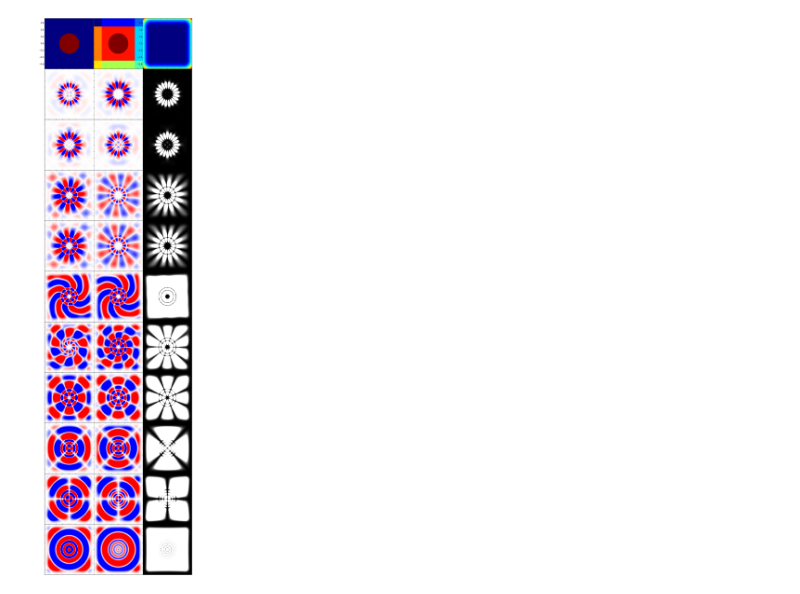
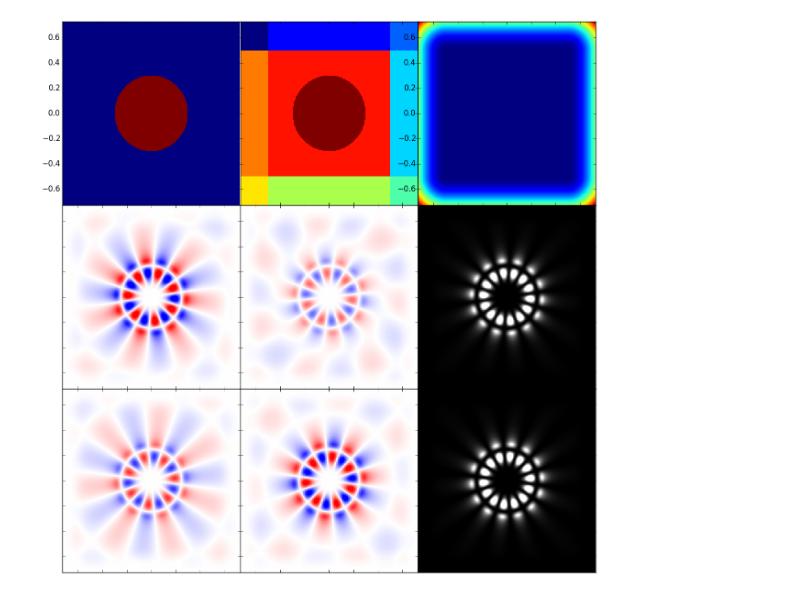
Before and after one commit to wrs28/SALT_1d, a Jupyter notebook: SALT_TEST_2D.ipynb, the cells around one changed output. Saved outputs shown, nothing was run; the diff lists cells and outputs as text; code cells hidden in the pictures.

```diff
--- a/SALT_TEST_2D.ipynb
+++ b/SALT_TEST_2D.ipynb
@@ -13,7 +14,7 @@ using PyPlot
 # %%
-# verify computePolesL
+# verify computePolesL, passive cavity
 
-N = 10
+N = 2
 
 inputs = processInputs()
 k,ψ = computePolesL(inputs, inputs["k₀"], N, F = 0.,truncate = false)
@@ -52,37 +116,37 @@ pcolormesh(inputs["x_ext"],inputs["u_ext"],real(Sₓ+Sᵤ)')
 xlim([inputs["∂_ext"][1],inputs["∂_ext"][2]])
 ylim([inputs["∂_ext"][3],inputs["∂_ext"][4]])
 
 for i in 1:N
 
     subplot(N+1,3,3+3*(i-1)+1); axt = gca()
     pcolormesh(inputs["x_ext"],inputs["u_ext"],real(ψ_plot[i,:,:]).',cmap = "bwr")
     xlim([inputs["∂_ext"][1],inputs["∂_ext"][2]])
     ylim([inputs["∂_ext"][3],inputs["∂_ext"][4]])
-    clim(.2*[-1,1])
+    clim([-1,1])
     setp(axt[:get_xticklabels](),visible=false)
     setp(axt[:get_yticklabels](),visible=false)
 
     subplot(N+1,3,3+3*(i-1)+2); axt = gca()
     pcolormesh(inputs["x_ext"],inputs["u_ext"],imag(ψ_plot[i,:,:]).',cmap = "bwr")
     xlim([inputs["∂_ext"][1],inputs["∂_ext"][2]])
     ylim([inputs["∂_ext"][3],inputs["∂_ext"][4]])
-    clim(.2*[-1,1])
+    clim([-1,1])
     setp(axt[:get_xticklabels](),visible=false)
     setp(axt[:get_yticklabels](),visible=false)
 
     subplot(N+1,3,3+3*(i-1)+3); axt = gca()
     pcolormesh(inputs["x_ext"],inputs["u_ext"],abs2(ψ_plot[i,:,:]).',cmap = "gray")
     xlim([inputs["∂_ext"][1],inputs["∂_ext"][2]])
     ylim([inputs["∂_ext"][3],inputs["∂_ext"][4]])
-    clim(.2*.2*[0,1])
+    clim([0,1])
     setp(axt[:get_xticklabels](),visible=false)
     setp(axt[:get_yticklabels](),visible=false)
 
 
 
 end
 # %% [output]
-[figure, old version]
+[figure, new version]
 # %%
 #verify computePolesL
 
```
Also changed, not shown: parts of 4 cells of this notebook, 3 other files.
